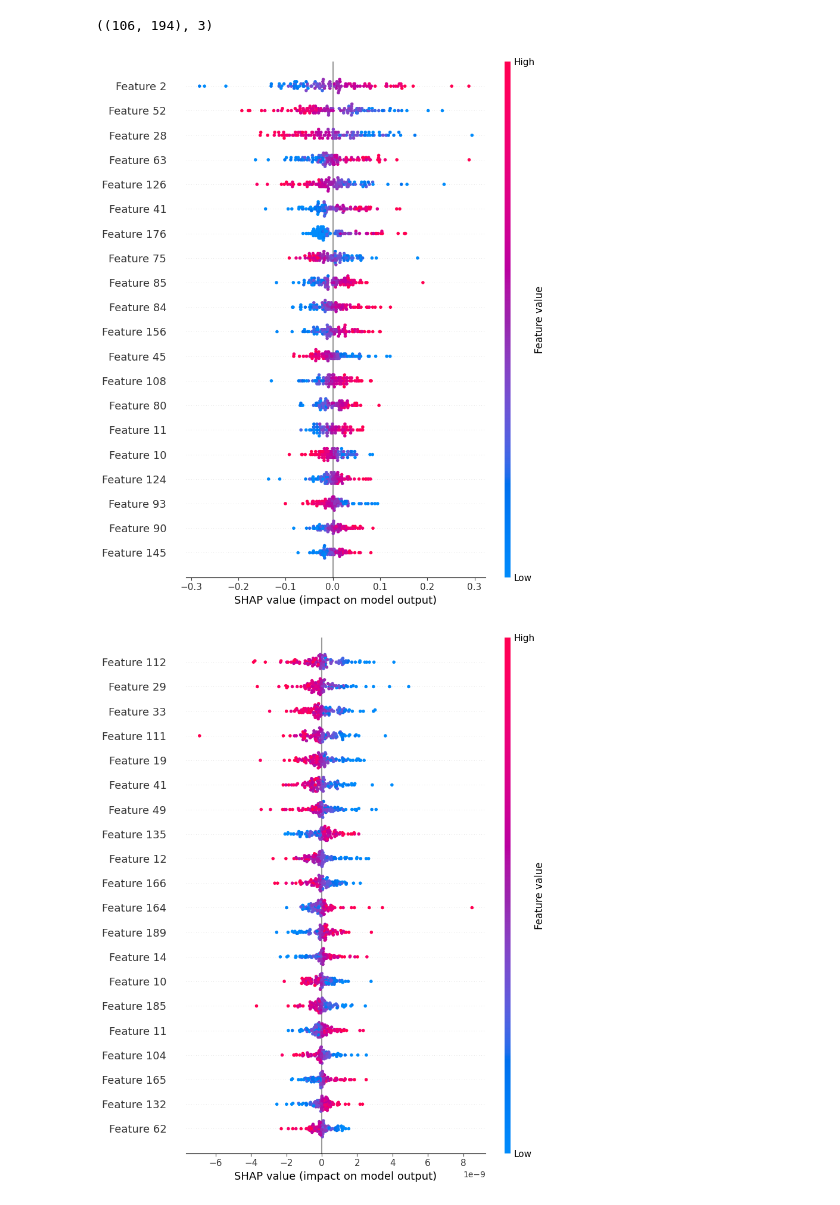
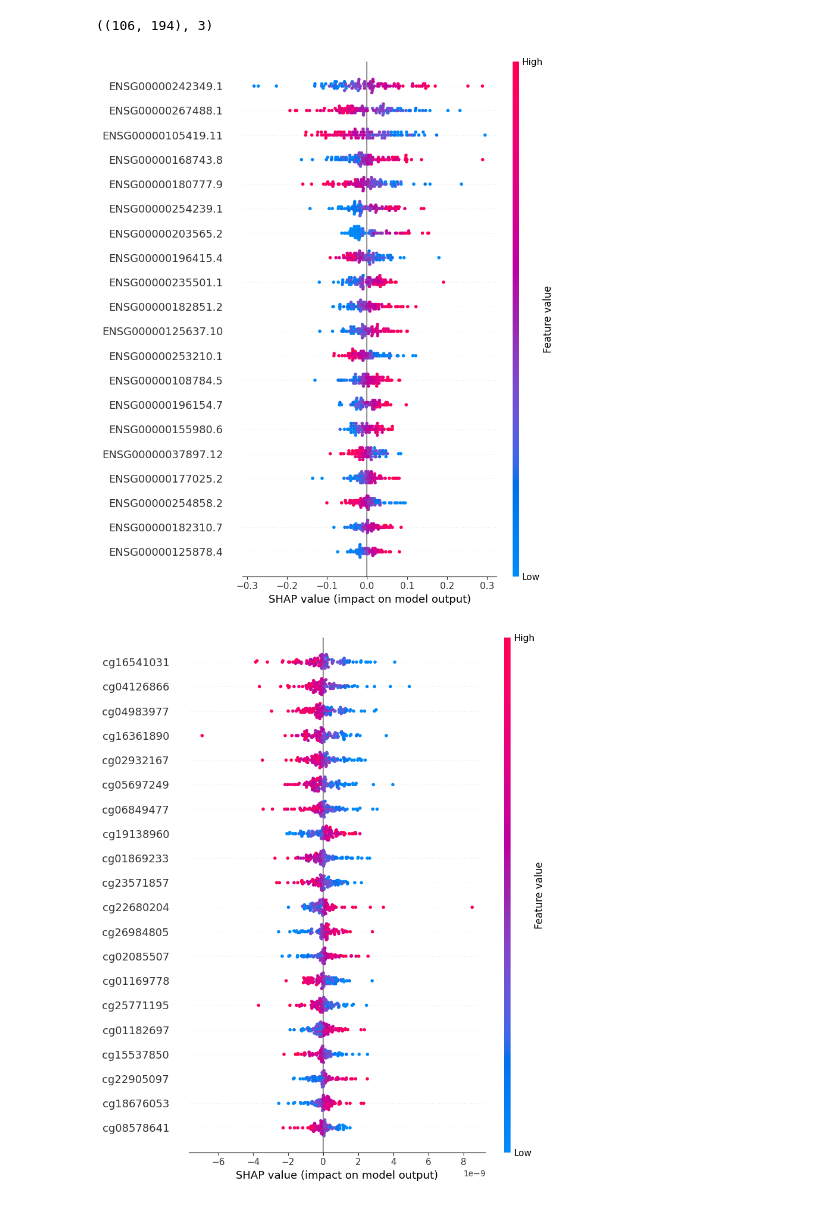
Before and after one commit to priyashdhakal/adomics, a Jupyter notebook: source/shap_analysis/shap_analysis.ipynb, the cells around one changed output. Drawn from its saved outputs; the diff is of its cells as text; code cells hidden in the pictures.

Commit message:
Feature Names added

```diff
--- a/source/shap_analysis/shap_analysis.ipynb
+++ b/source/shap_analysis/shap_analysis.ipynb
@@ -88,6 +135,10 @@ methy_test_df.drop(methy_corr_features, axis=1, inplace=True)
 mirna_test_df.drop(mirna_corr_features, axis=1, inplace=True)
 mrna_test_df.drop(mrna_corr_features, axis=1, inplace=True)
 
+methy_features = methy_train_df.columns.to_list()
+mirna_features = mirna_train_df.columns.to_list()
+mrna_features = mrna_train_df.columns.to_list()
+
 scaler_methy = StandardScaler()
 scaler_mirna = StandardScaler()
 scaler_mrna = StandardScaler()
@@ -258,11 +309,11 @@ shap_values[1].shape, len(shap_values)
 # %%
 to_plot = shap_values[0][0]
 # For feature names: https://github.com/shap/shap/blob/master/shap/plots/_beeswarm.py
-shap.summary_plot(shap_values[0], methy_test_scaled)
+shap.summary_plot(shap_values[0], methy_test_scaled, feature_names=methy_features)
 # %% [output]
-[figure, old version]
+[figure, new version]
 # %%
-shap.summary_plot(shap_values[1], mirna_test_scaled)
+shap.summary_plot(shap_values[1], mirna_test_scaled, feature_names=mirna_features)
 # %% [output]
-[figure, old version]
+[figure, new version]
 # %%
```
Also changed, not shown: parts of 10 cells of this notebook.
